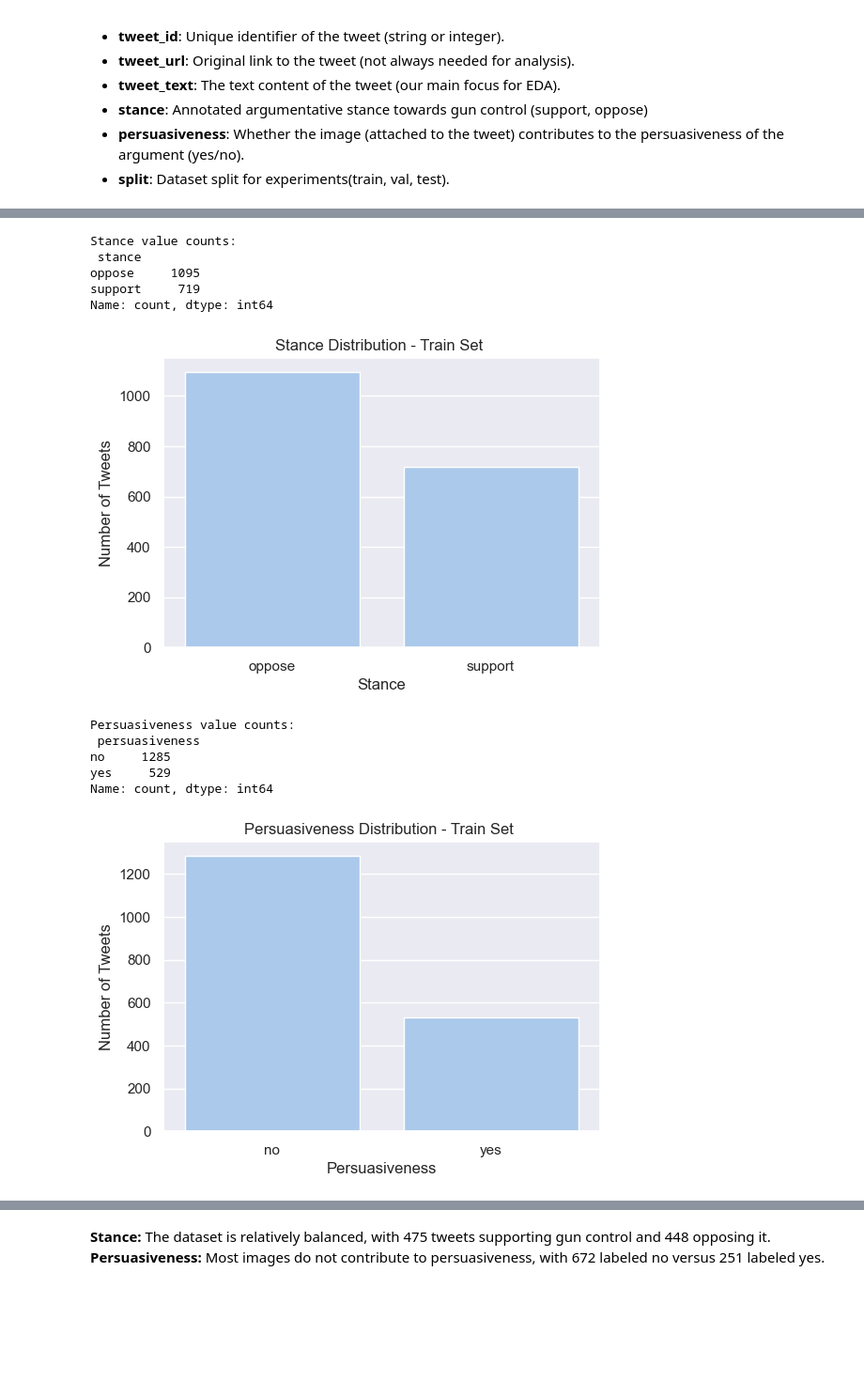
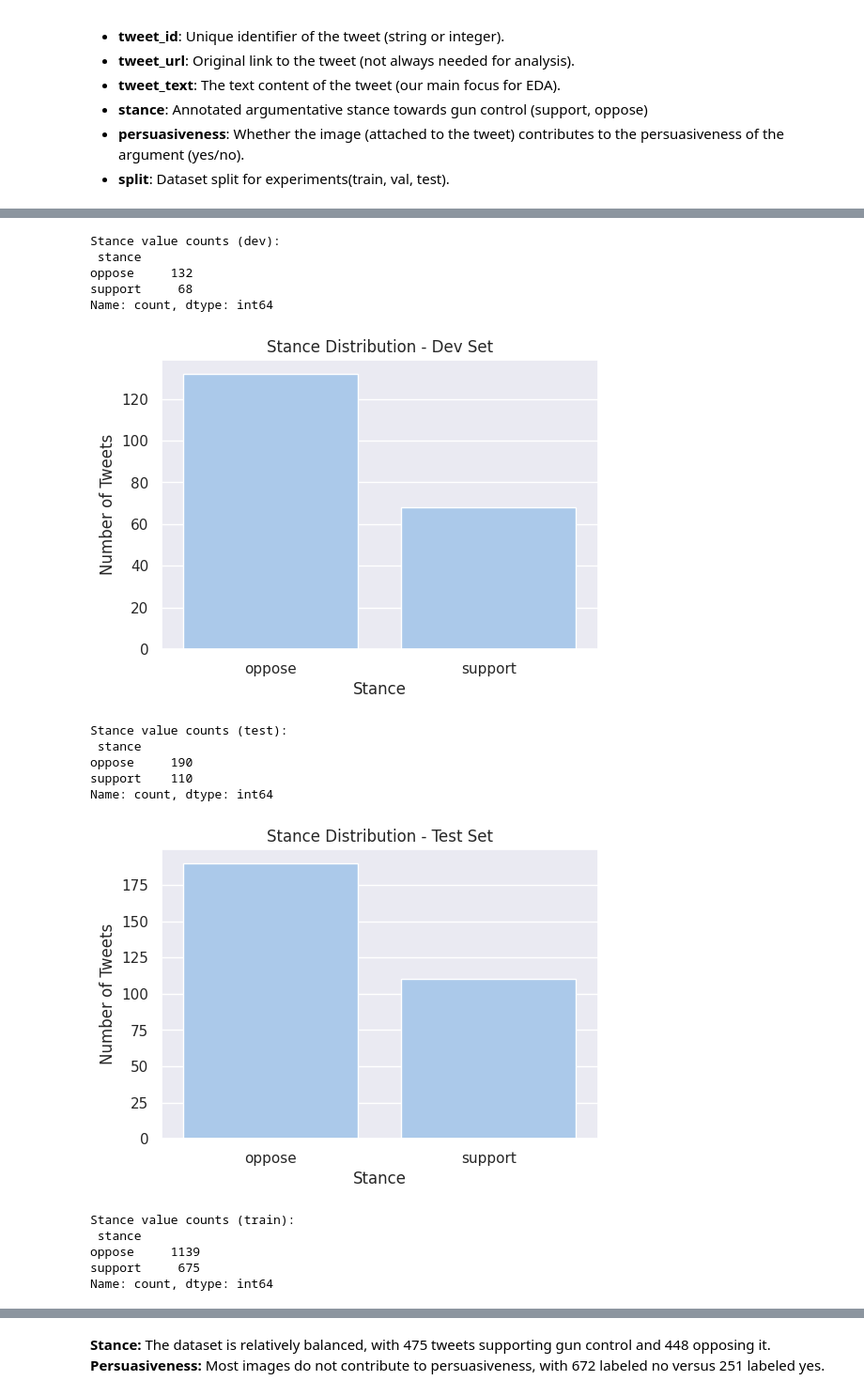
Before and after one commit to DBlassio/multimodal-argmining, a Jupyter notebook: notebooks/text/00_EDA.ipynb, the cells around one changed output, grey strips where cells are left out. Shown at 94% size. Saved outputs shown, nothing was run; the diff lists cells and outputs as text; code cells hidden in the pictures; blank space fills up the shorter version.

Commit message:
New_Dataset

```diff
--- a/notebooks/text/00_EDA.ipynb
+++ b/notebooks/text/00_EDA.ipynb
@@ -52,0 +33,10 @@ df.head()
+# %%
+#Load Dataset
+df = pd.read_csv(f"{path}/data/new_dataset_annotated.csv")
+
+
+train_df = df[df["split"]=="train"]
+dev_df = df[df["split"]=="dev"]
+test_df = df[df["split"]=="test"]
+
+df.head()
@@ -92,36 +88,36 @@ dtype: int64
 train_df = df[df['split'] == 'train'].copy()
 # %%
 #Stance distribution
-stance_counts = train_df['stance'].value_counts()
-print("Stance value counts:\n", stance_counts)
 
-plt.figure(figsize=(6,4))
-sns.barplot(x=stance_counts.index, y=stance_counts.values)
-plt.title("Stance Distribution - Train Set ")
-plt.ylabel("Number of Tweets")
-plt.xlabel("Stance")
-plt.show()
+for split_name in df["split"].unique():
 
-#Persuasiveness distribution
-persuasion_counts = train_df['persuasiveness'].value_counts()
-print("\nPersuasiveness value counts:\n", persuasion_counts)
+    subset = df[df["split"] == split_name]
 
-plt.figure(figsize=(6,4))
-sns.barplot(x=persuasion_counts.index, y=persuasion_counts.values)
-plt.title("Persuasiveness Distribution - Train Set ")
-plt.ylabel("Number of Tweets")
-plt.xlabel("Persuasiveness")
-plt.show()
+    stance_counts = subset["stance"].value_counts()
+
+    print(f"\nStance value counts ({split_name}):\n", stance_counts)
+
+    plt.figure(figsize=(6,4))
+    sns.barplot(x=stance_counts.index, y=stance_counts.values)
+    plt.title(f"Stance Distribution - {split_name.capitalize()} Set")
+    plt.ylabel("Number of Tweets")
+    plt.xlabel("Stance")
+    plt.show()
 # %% [output]
-Stance value counts:
+Stance value counts (dev):
  stance
-oppose     1095
-support     719
+oppose     132
+support     68
 Name: count, dtype: int64
-[figure, old version]
+[figure, new version]
-Persuasiveness value counts:
- persuasiveness
-no     1285
-yes     529
+Stance value counts (test):
+ stance
+oppose     190
+support    110
 Name: count, dtype: int64
-[figure, old version]
+[figure, new version]
+Stance value counts (train):
+ stance
+oppose     1139
+support     675
+Name: count, dtype: int64
```
Also changed, not shown: parts of 16 cells of this notebook, 5 other files.
